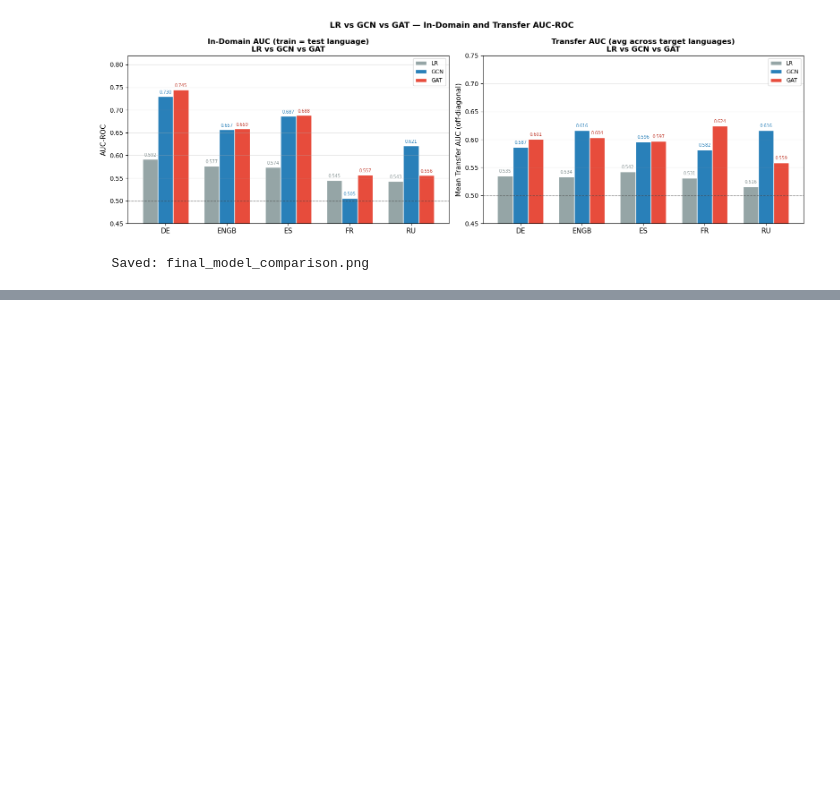
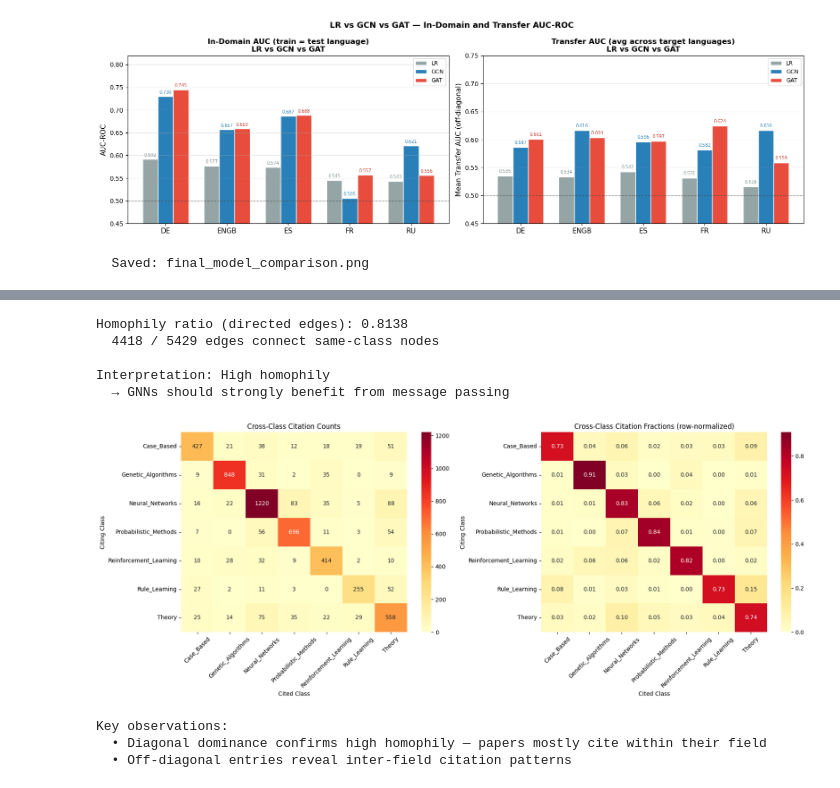
Before and after one commit to hadiqaalamdar/MassiveGraph_Project1, a Jupyter notebook: part2_implementation.ipynb, the cells around one changed output, grey strips where cells are left out. Drawn from its saved outputs; the diff is of its cells as text; code cells hidden in the pictures; blank space fills up the shorter version.

```diff
--- a/part2_implementation.ipynb
+++ b/part2_implementation.ipynb
@@ -1489,0 +1677,7 @@ structure are largely independent.
+# %%
+# ==============================================================================
+# 1.1  Mount Google Drive and set data path
+# ==============================================================================
+from google.colab import drive
+drive.mount('/content/drive')
+DATA_DIR = "/content/drive/MyDrive/cora"  # adjust this path if needed
@@ -1489,0 +1796,63 @@ structure are largely independent.
+# %%
+# ==============================================================================
+# 2.1  Compute homophily ratio (on directed edges)
+# ==============================================================================
+src_labels = y[edge_index_directed[0]].numpy()
+dst_labels = y[edge_index_directed[1]].numpy()
+same_label = (src_labels == dst_labels).sum()
+total_edges = edge_index_directed.shape[1]
+
+homophily = same_label / total_edges
+print(f"Homophily ratio (directed edges): {homophily:.4f}")
+print(f"  {same_label} / {total_edges} edges connect same-class nodes")
+print(f"\nInterpretation: {'High' if homophily > 0.7 else 'Moderate' if homophily > 0.4 else 'Low'} homophily")
+print(f"  → GNNs should {'strongly' if homophily > 0.7 else 'moderately'} benefit from message passing")
+# %% [output]
+Homophily ratio (directed edges): 0.8138
+  4418 / 5429 edges connect same-class nodes
+
+Interpretation: High homophily
+  → GNNs should strongly benefit from message passing
+# %%
+# ==============================================================================
+# 2.2  Cross-class citation heatmap (7×7)
+# ==============================================================================
+cross_class = np.zeros((len(class_names), len(class_names)), dtype=int)
+for i in range(edge_index_directed.shape[1]):
+    s = y[edge_index_directed[0, i]].item()
+    d = y[edge_index_directed[1, i]].item()
+    cross_class[s, d] += 1
+
+# Normalize rows to show citation fractions
+row_sums = cross_class.sum(axis=1, keepdims=True)
+cross_class_norm = cross_class / np.maximum(row_sums, 1)
+
+fig, axes = plt.subplots(1, 2, figsize=(18, 7))
+
+# Raw counts
+sns.heatmap(cross_class, annot=True, fmt='d', cmap='YlOrRd',
+            xticklabels=class_names, yticklabels=class_names, ax=axes[0])
+axes[0].set_xlabel('Cited Class')
+axes[0].set_ylabel('Citing Class')
+axes[0].set_title('Cross-Class Citation Counts')
+axes[0].tick_params(axis='x', rotation=45)
+
+# Normalized (row fractions)
+sns.heatmap(cross_class_norm, annot=True, fmt='.2f', cmap='YlOrRd',
+            xticklabels=class_names, yticklabels=class_names, ax=axes[1])
+axes[1].set_xlabel('Cited Class')
+axes[1].set_ylabel('Citing Class')
+axes[1].set_title('Cross-Class Citation Fractions (row-normalized)')
+axes[1].tick_params(axis='x', rotation=45)
+
+plt.tight_layout()
+plt.show()
+
+print("\nKey observations:")
+print("  • Diagonal dominance confirms high homophily — papers mostly cite within their field")
+print("  • Off-diagonal entries reveal inter-field citation patterns")
+# %% [output]
+[figure, added]
+Key observations:
+  • Diagonal dominance confirms high homophily — papers mostly cite within their field
+  • Off-diagonal entries reveal inter-field citation patterns
```
Also changed, not shown: parts of 101 cells of this notebook, 1 other file.
